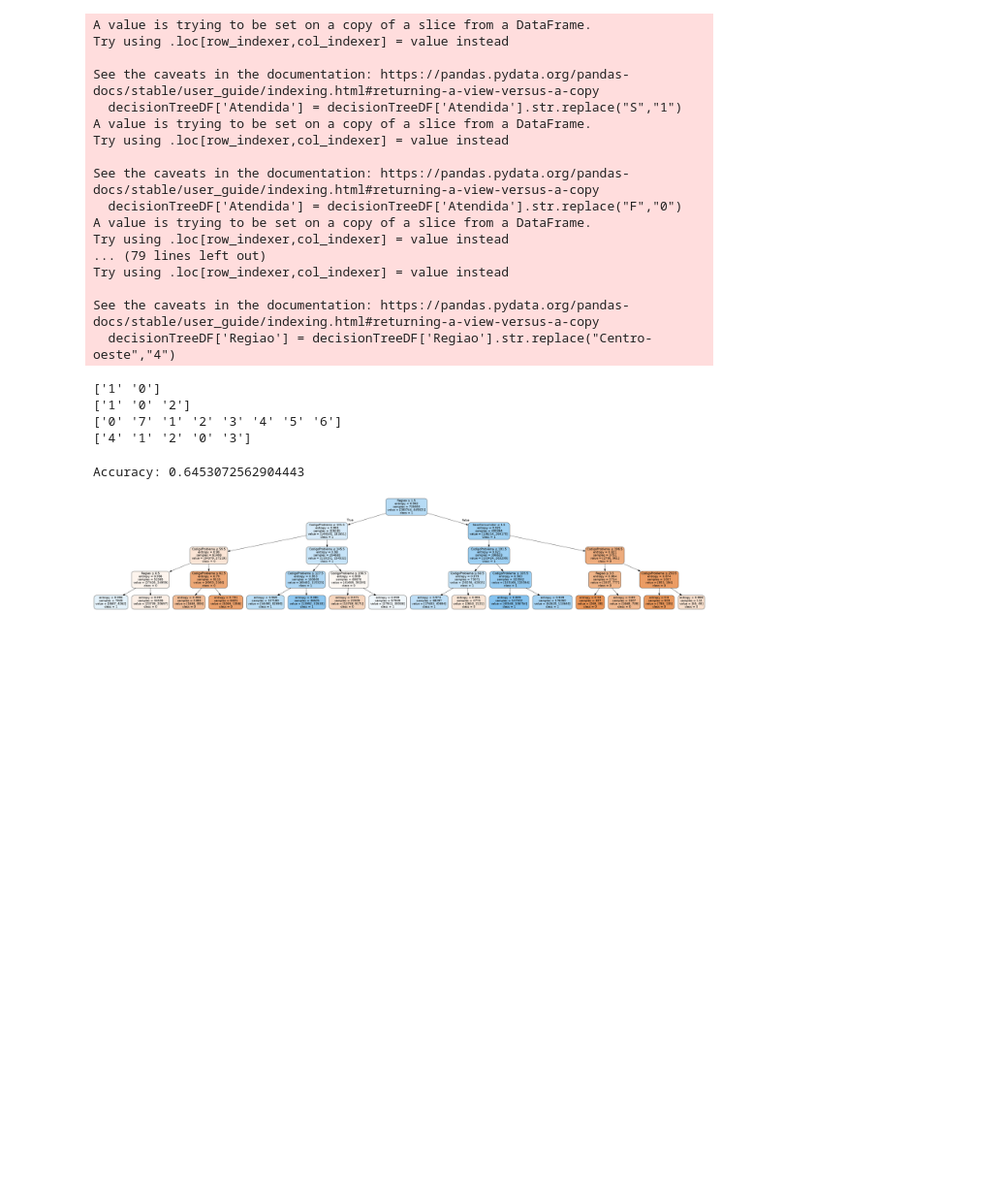
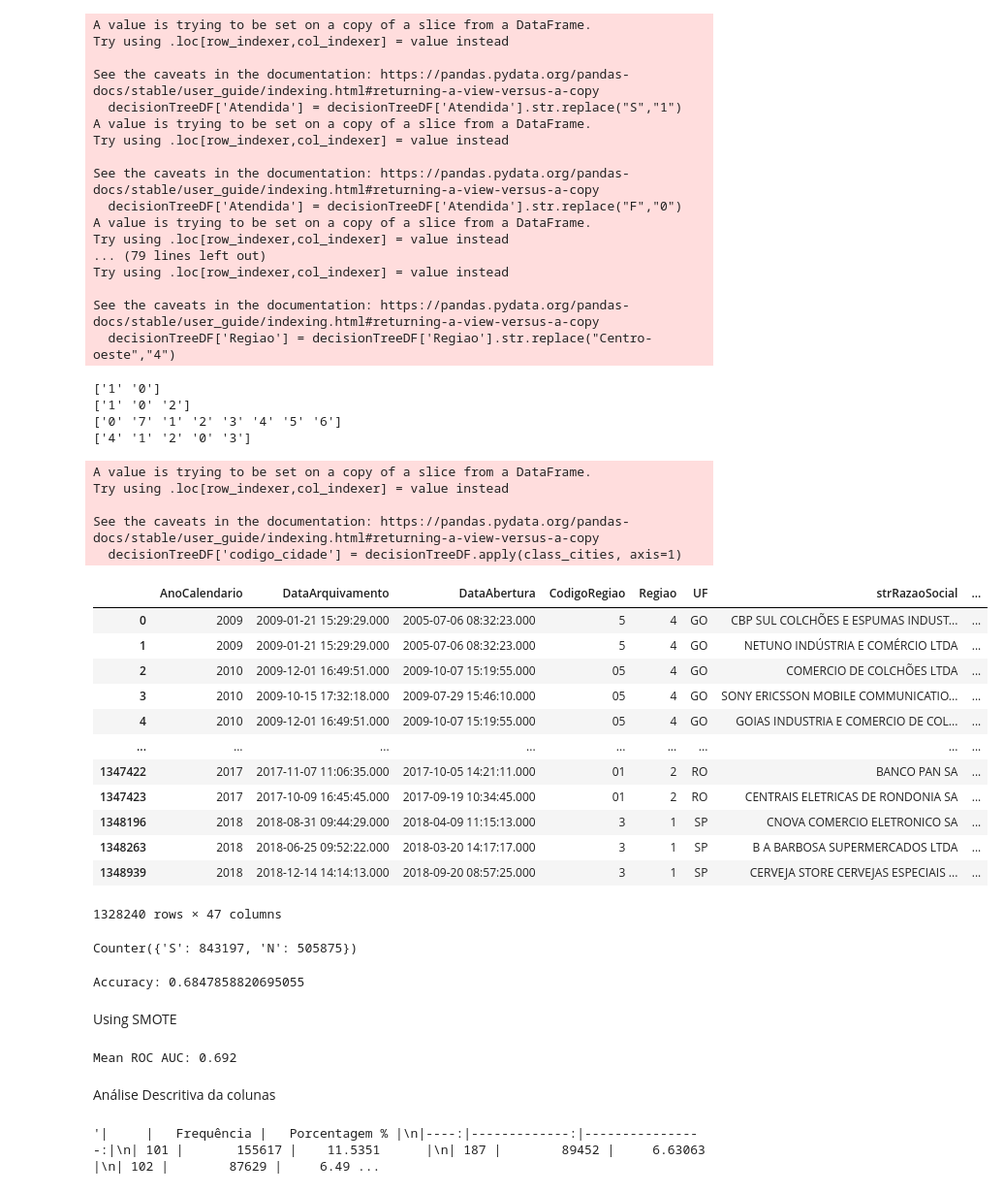
Before and after one commit to FabioVCoelho/Univali, a Jupyter notebook: TCC/src/proconDataset.ipynb, the cells around one changed output. Shown at 97% size. Cells and saved outputs as stored; diff of their text form; code cells hidden in the pictures; blank space fills up the shorter version.

Commit message:
Utilizando SMOTE para validar se a precisão da acurácia melhora para o caso do classificador.

```diff
--- a/TCC/src/proconDataset.ipynb
+++ b/TCC/src/proconDataset.ipynb
@@ -711,10 +779,17 @@ entropyCodigoAssunto
+# %%
+cities_numeric = {}
+unique_cities = joinDF['cidade'].unique()
+for i in range(len(joinDF['cidade'].unique())):
+    cities_numeric[unique_cities[i]] = i
+
+# cities_numeric
 # %%
 from sklearn.tree import DecisionTreeClassifier # Import Decision Tree Classifier
 from sklearn.model_selection import train_test_split # Import train_test_split function
 from sklearn import metrics #Import scikit-learn metrics module for accuracy calculation
 
 decisionTreeDF = joinDF
-decisionTreeDF = decisionTreeDF.dropna(subset=['SexoConsumidor', 'FaixaEtariaConsumidor', 'Regiao', 'CodigoProblema'])
+decisionTreeDF = decisionTreeDF.dropna(subset=['SexoConsumidor', 'FaixaEtariaConsumidor', 'Regiao', 'CodigoProblema', 'CodigoAssunto'])
 decisionTreeDF['Atendida'] = decisionTreeDF['Atendida'].str.replace("S","1")
 decisionTreeDF['Atendida'] = decisionTreeDF['Atendida'].str.replace("F","0")
 decisionTreeDF['Atendida'] = decisionTreeDF['Atendida'].str.replace("N","0")
@@ -760,8 +835,40 @@ See the caveats in the documentation: https://pandas.pydata.org/pandas-docs/stab
 ['1' '0' '2']
 ['0' '7' '1' '2' '3' '4' '5' '6']
 ['4' '1' '2' '0' '3']
+# %%
+def class_cities(row):
+    return cities_numeric[row.cidade]
+# %%
+decisionTreeDF['codigo_cidade'] = decisionTreeDF.apply(class_cities, axis=1)
+# %% [output]
+A value is trying to be set on a copy of a slice from a DataFrame.
+Try using .loc[row_indexer,col_indexer] = value instead
+
+See the caveats in the documentation: https://pandas.pydata.org/pandas-docs/stable/user_guide/indexing.html#returning-a-view-versus-a-copy
+  decisionTreeDF['codigo_cidade'] = decisionTreeDF.apply(class_cities, axis=1)
+# %%
+decisionTreeDF
+# %% [output]
+|  | AnoCalendario | DataArquivamento | DataAbertura | CodigoRegiao | Regiao | UF | strRazaoSocial | ... |
+| 0 | 2009 | 2009-01-21 15:29:29.000 | 2005-07-06 08:32:23.000 | 5 | 4 | GO | CBP SUL COLCHÕES E ESPUMAS INDUST... | ... |
+| 1 | 2009 | 2009-01-21 15:29:29.000 | 2005-07-06 08:32:23.000 | 5 | 4 | GO | NETUNO INDÚSTRIA E COMÉRCIO LTDA | ... |
+| 2 | 2010 | 2009-12-01 16:49:51.000 | 2009-10-07 15:19:55.000 | 05 | 4 | GO | COMERCIO DE COLCHÕES LTDA | ... |
+| 3 | 2010 | 2009-10-15 17:32:18.000 | 2009-07-29 15:46:10.000 | 05 | 4 | GO | SONY ERICSSON MOBILE COMMUNICATIO... | ... |
+| 4 | 2010 | 2009-12-01 16:49:51.000 | 2009-10-07 15:19:55.000 | 05 | 4 | GO | GOIAS INDUSTRIA E COMERCIO DE COL... | ... |
+| ... | ... | ... | ... | ... | ... | ... | ... | ... |
+| 1347422 | 2017 | 2017-11-07 11:06:35.000 | 2017-10-05 14:21:11.000 | 01 | 2 | RO | BANCO PAN SA | ... |
+| 1347423 | 2017 | 2017-10-09 16:45:45.000 | 2017-09-19 10:34:45.000 | 01 | 2 | RO | CENTRAIS ELETRICAS DE RONDONIA SA | ... |
+| 1348196 | 2018 | 2018-08-31 09:44:29.000 | 2018-04-09 11:15:13.000 | 3 | 1 | SP | CNOVA COMERCIO ELETRONICO SA | ... |
+| 1348263 | 2018 | 2018-06-25 09:52:22.000 | 2018-03-20 14:17:17.000 | 3 | 1 | SP | B A BARBOSA SUPERMERCADOS LTDA | ... |
+| 1348939 | 2018 | 2018-12-14 14:14:13.000 | 2018-09-20 08:57:25.000 | 3 | 1 | SP | CERVEJA STORE CERVEJAS ESPECIAIS ... | ... |
+1328240 rows × 47 columns
+# %%
+contagem_classes = Counter(joinDF['Atendida'])
+print(contagem_classes)
+# %% [output]
+Counter({'S': 843197, 'N': 505875})
 # %%
-feature_cols = ['FaixaEtariaConsumidor', 'Regiao' ,'SexoConsumidor', 'CodigoProblema']
+feature_cols = ['CodigoProblema', 'CodigoAssunto', 'CEPConsumidor']
 X = decisionTreeDF[feature_cols] # Features
 y = decisionTreeDF.Atendida # Target variable
 
@@ -779,5 +886,17 @@ y_pred = clf.predict(X_test)
 # Model Accuracy, how often is the classifier correct?
 print("Accuracy:",metrics.accuracy_score(y_test, y_pred))
 # %% [output]
-Accuracy: 0.6453072562904443
+Accuracy: 0.6847858820695055
+# %% [markdown]
+Using SMOTE
+# %%
+# define pipeline
+steps = [('over', SMOTE()), ('model', DecisionTreeClassifier())]
+pipeline = Pipeline(steps=steps)
+# evaluate pipeline
+cv = RepeatedStratifiedKFold(n_splits=10, n_repeats=3, random_state=1)
+scores = cross_val_score(pipeline, X, y, scoring='roc_auc', cv=cv, n_jobs=-1)
+print('Mean ROC AUC: %.3f' % mean(scores))
+# %% [output]
+Mean ROC AUC: 0.692
 # %%
@@ -794,5 +914,15 @@ graph = pydotplus.graph_from_dot_data(dot_data.getvalue())
 # %%
-graph.write_png('tree4DepthFullAttr.png')
-Image(graph.create_png())
+# graph.write_png('tree4DepthFullAttr.png')
+# Image(graph.create_png())
-# %% [output]
-[figure, removed]
+# %% [markdown]
+Análise Descritiva da colunas
+# %%
+joinDF['CodigoAssunto'].value_counts()
+joinDF['CodigoAssunto'].value_counts(normalize=True) * 100
+frequencia = joinDF['CodigoAssunto'].value_counts()
+percentual = joinDF['CodigoAssunto'].value_counts(normalize=True) * 100
+dist_freq_qualitativas = pd.DataFrame({'Frequência': frequencia, 'Porcentagem %': percentual})
+dist_freq_qualitativas.rename_axis('Código Assunto', axis='columns', inplace=True)
+dist_freq_qualitativas.to_markdown()
+# %% [output]
+'|     |   Frequência |   Porcentagem % |\n|----:|-------------:|----------------:|\n| 101 |       155617 |    11.5351      |\n| 187 |        89452 |     6.63063     |\n| 102 |        87629 |     6.49 ...
```
Also changed, not shown: parts of 20 cells of this notebook, 2 other files.
